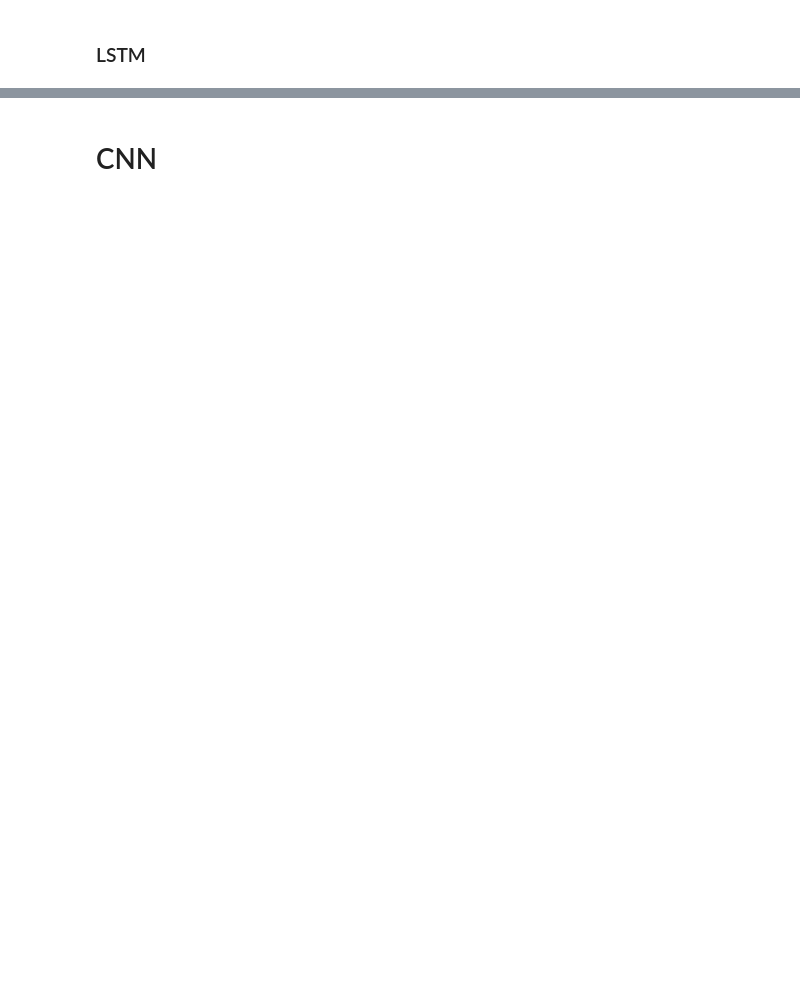
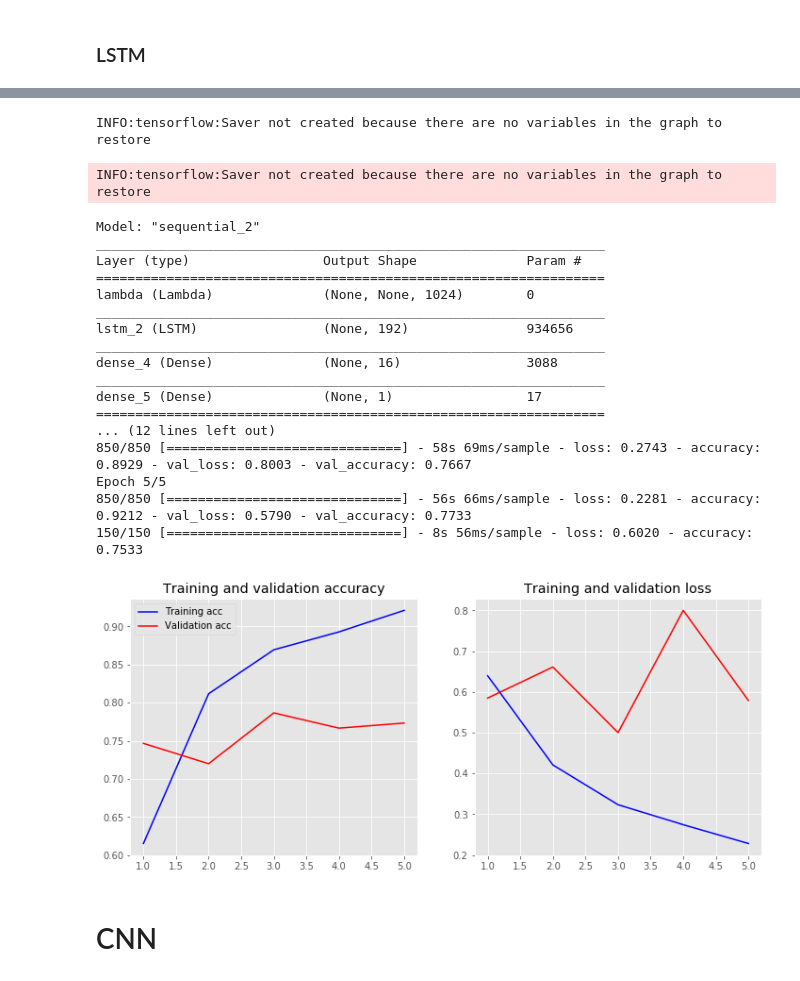
Before and after one commit to abhinavvv/dl-exp, a Jupyter notebook: sentiment-classification.ipynb, the cells around one changed output, grey strips where cells are left out. Drawn from its saved outputs; the diff is of its cells as text; code cells hidden in the pictures; blank space fills up the shorter version.

```diff
--- a/sentiment-classification.ipynb
+++ b/sentiment-classification.ipynb
@@ -174,3 +216,37 @@ model.evaluate(X_test,y_test)
+# %%
+with tf.compat.v1.Session() as session:
+    tf.compat.v1.keras.backend.set_session(session)
+    session.run(tf.compat.v1.global_variables_initializer())
+    session.run(tf.compat.v1.tables_initializer())
+    model= createLSTM()
+    model.summary()
+    model.compile(loss='binary_crossentropy',optimizer='adam',metrics=['accuracy'])
+    history = model.fit(sentences_train,y_train,batch_size=16,epochs=5,verbose=1,validation_data=(sentences_test, y_test))
+    # validation_data=(sentences_test, y_test)
+    # history = model.fit(embeddings_train,y_train,batch_size=16,epochs=10,verbose=1)
+    plot_history(history)
+    model.evaluate(sentences_test,y_test)
+# %% [output]
+INFO:tensorflow:Saver not created because there are no variables in the graph to restore
+INFO:tensorflow:Saver not created because there are no variables in the graph to restore
+Model: "sequential_2"
+_________________________________________________________________
+Layer (type)                 Output Shape              Param #
+=================================================================
+lambda (Lambda)              (None, None, 1024)        0
+_________________________________________________________________
+lstm_2 (LSTM)                (None, 192)               934656
+_________________________________________________________________
+dense_4 (Dense)              (None, 16)                3088
+_________________________________________________________________
+dense_5 (Dense)              (None, 1)                 17
+=================================================================
+... (12 lines left out)
+850/850 [==============================] - 58s 69ms/sample - loss: 0.2743 - accuracy: 0.8929 - val_loss: 0.8003 - val_accuracy: 0.7667
+Epoch 5/5
+850/850 [==============================] - 56s 66ms/sample - loss: 0.2281 - accuracy: 0.9212 - val_loss: 0.5790 - val_accuracy: 0.7733
+150/150 [==============================] - 8s 56ms/sample - loss: 0.6020 - accuracy: 0.7533
+[figure, added]
 # %% [markdown]
 # CNN
 # %%
```
Also changed, not shown: parts of 16 cells of this notebook.
